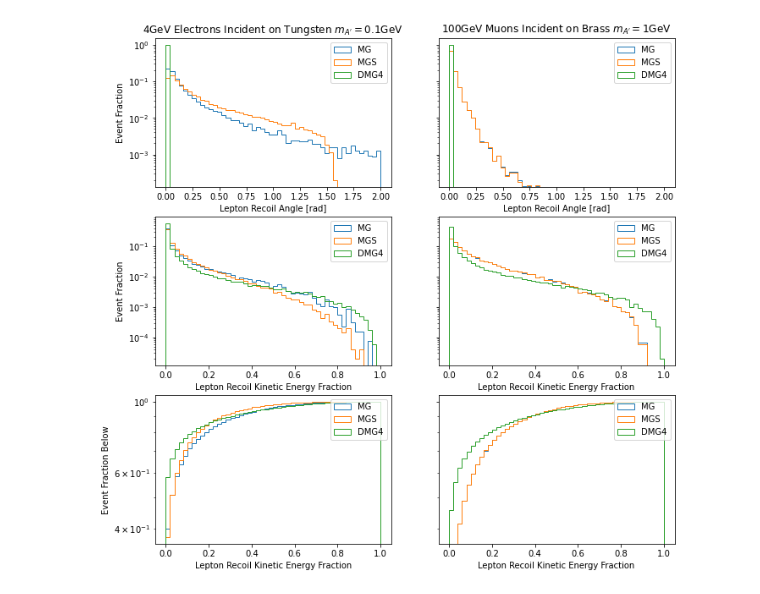
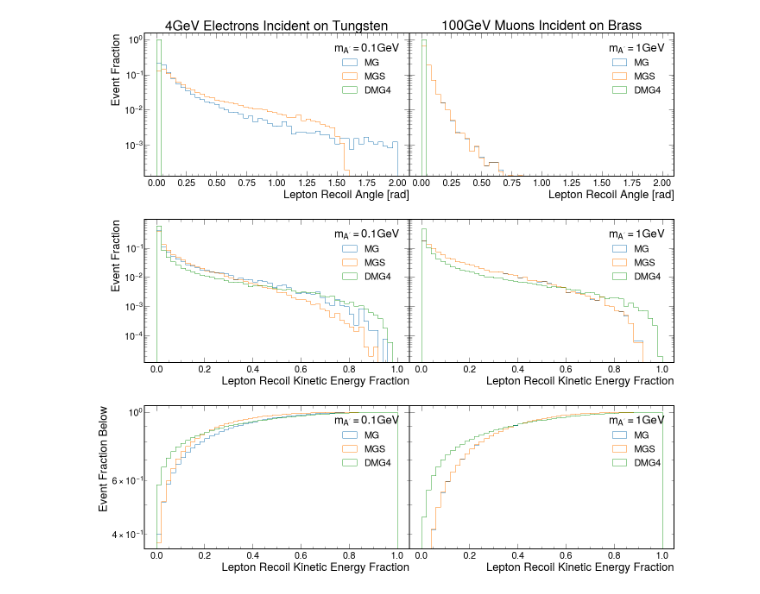
Before and after one commit to tomeichlersmith/ldmx-sim-technique, a Jupyter notebook: ana/plot-dev.ipynb, the cells around one changed output. Cells and saved outputs as stored; diff of their text form; code cells hidden in the pictures.

Commit message:
add notes and use mplhep to style ROOT-like

```diff
--- a/ana/plot-dev.ipynb
+++ b/ana/plot-dev.ipynb
@@ -3,5 +3,9 @@
 [uproot Getting Started](https://uproot.readthedocs.io/en/latest/basic.html)
 # %%
 import uproot
+import mplhep
 import matplotlib.pyplot as plt
 import numpy as np
+import dark_brem_lhe
+
+plt.style.use(mplhep.style.ROOT)
@@ -11,5 +11,0 @@ The raw data gives us the Cartesian momentum values and the absolute energy valu
-# %%
-df = uproot.concatenate(['/hdfs/cms/user/eichl008/ldmx/sim-technique/ldmx/ntuple_electron_tungsten_depthmm_100.0_mAMeV_*.root:dbint/dbint'],library='pd')
-df['recoil_pt'] = (df['recoil_px']**2 + df['recoil_py']**2)**(1/2)
-df['energy_frac'] = (df['recoil_energy'] - df['incident_mass'])/(df['incident_energy']-df['incident_mass'])
-df['recoil_angle'] = np.arctan2(df['recoil_pt'],df['recoil_pz'])
@@ -86,5 +17,17 @@ import dark_brem_lhe
 # %%
 def read(fp) :
+    """Read the passed file path into a dataframe one way or another
+
+    Also calculate higher-level kinematic variables like recoil p_T,
+    recoil lepton energy fraction, and recoil polar angle.
+
+    If 'dblib' is in the file path, the `dark_brem_lhe` python module
+    is used to parse the LHE file (if fp ends with '.lhe') or the directory
+    of LHE files (otherwise) into the data frame.
+
+    Otherwise, uproot is used to parse the ntuples at `dbint/dbint` into
+    the data frame.
+    """
     if 'dblib' in fp :
         if fp.endswith('.lhe') :
             df = dark_brem_lhe.DarkBremEventFile(fp).events
@@ -111,57 +61,58 @@ mu_data = {
 # %%
 fig, ((e_ang,m_ang),(e_ke,m_ke),(e_ke_cm,m_ke_cm)) = plt.subplots(ncols = 2, nrows = 3, sharey='row')
-fig.set_size_inches(11,11)
+fig.set_size_inches(22,22)
+plt.subplots_adjust(hspace=0.3, wspace=0.)
 
 e_ang.set_xlabel('Lepton Recoil Angle [rad]')
 e_ang.set_yscale('log')
 e_ang.set_ylabel('Event Fraction')
-e_ang.set_title('4GeV Electrons Incident on Tungsten $m_{A\'}=0.1$GeV')
+e_ang.set_title('4GeV Electrons Incident on Tungsten')
 for name, df in el_data.items() :
     e_ang.hist(df['recoil_angle'],weights=np.ones(len(df['energy_frac']))/len(df['energy_frac']),
                label=name,
                histtype='step',range=(0.,2.),bins=50)
-e_ang.legend()
+e_ang.legend(title='$m_{A\'}=0.1$GeV')
 
 m_ang.set_xlabel('Lepton Recoil Angle [rad]')
-m_ang.set_title('100GeV Muons Incident on Brass $m_{A\'}=1$GeV')
+m_ang.set_title('100GeV Muons Incident on Brass')
 for name, df in mu_data.items() :
     m_ang.hist(df['recoil_angle'],weights=np.ones(len(df['energy_frac']))/len(df['energy_frac']),
                label=name,
                histtype='step',range=(0.,2.0),bins=50)
-m_ang.legend()
+m_ang.legend(title='$m_{A\'}=1$GeV')
 
 e_ke.set_xlabel('Lepton Recoil Kinetic Energy Fraction')
 e_ke.set_yscale('log')
 e_ke.set_ylabel('Event Fraction')
 for name, df in el_data.items() :
     e_ke.hist(df['energy_frac'],weights=np.ones(len(df['energy_frac']))/len(df['energy_frac']),
               label=name,
                histtype='step',range=(0.,1.),bins=50)
-e_ke.legend(loc='best')
+e_ke.legend(title='$m_{A\'}=0.1$GeV')
 
 m_ke.set_xlabel('Lepton Recoil Kinetic Energy Fraction')
 for name, df in mu_data.items() :
     m_ke.hist(df['energy_frac'],weights=np.ones(len(df['energy_frac']))/len(df['energy_frac']),
               label=name,
                histtype='step',range=(0.,1.),bins=50)
-m_ke.legend(loc='best')
+m_ke.legend(title='$m_{A\'}=1$GeV')
 
 e_ke_cm.set_xlabel('Lepton Recoil Kinetic Energy Fraction')
 e_ke_cm.set_yscale('log')
 e_ke_cm.set_ylabel('Event Fraction Below')
 for name, df in el_data.items() :
     e_ke_cm.hist(df['energy_frac'],weights=np.ones(len(df['energy_frac']))/len(df['energy_frac']),
                  label=name, cumulative=True,
                histtype='step',range=(0.,1.),bins=50)
-e_ke_cm.legend(loc='best')
+e_ke_cm.legend(title='$m_{A\'}=0.1$GeV')
 
 m_ke_cm.set_xlabel('Lepton Recoil Kinetic Energy Fraction')
 for name, df in mu_data.items() :
     m_ke_cm.hist(df['energy_frac'],weights=np.ones(len(df['energy_frac']))/len(df['energy_frac']),
                  label=name, cumulative=True,
                  histtype='step',range=(0.,1.),bins=50)
-m_ke_cm.legend(loc='best')
+m_ke_cm.legend(title='$m_{A\'}=1$GeV')
 
 plt.show()
 # %% [output]
-[figure, old version]
+[figure, new version]
```
Also changed, not shown: parts of 17 cells of this notebook.
